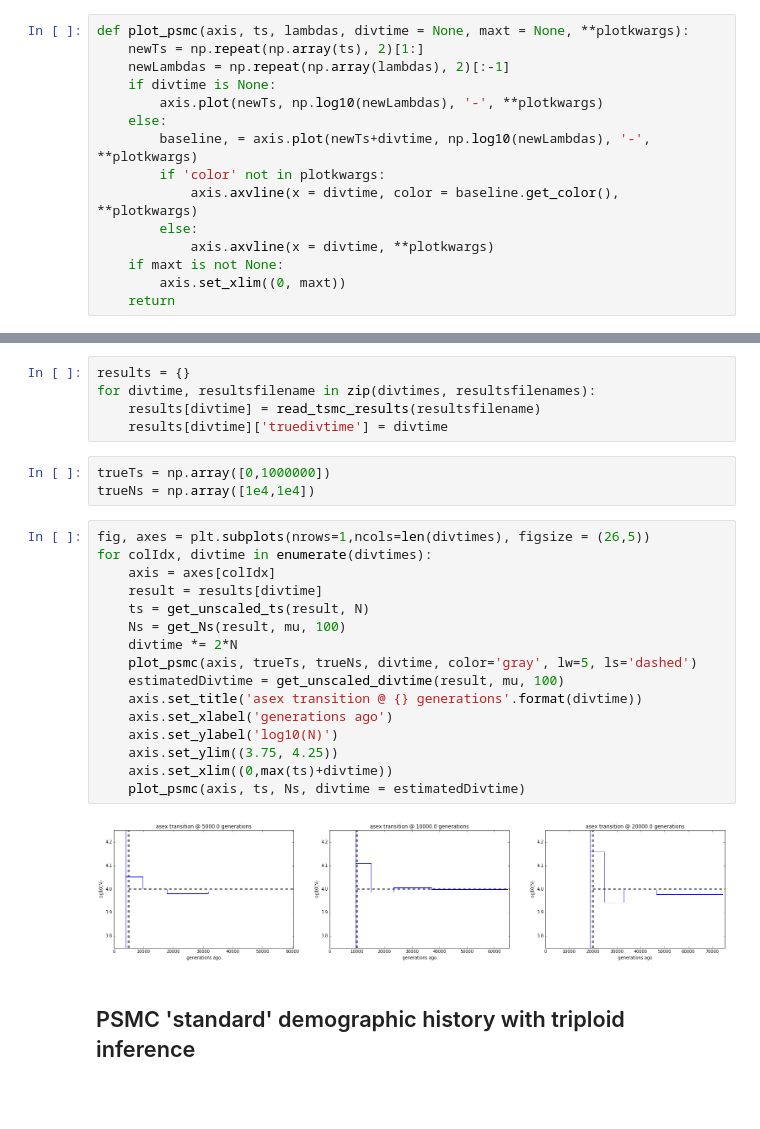
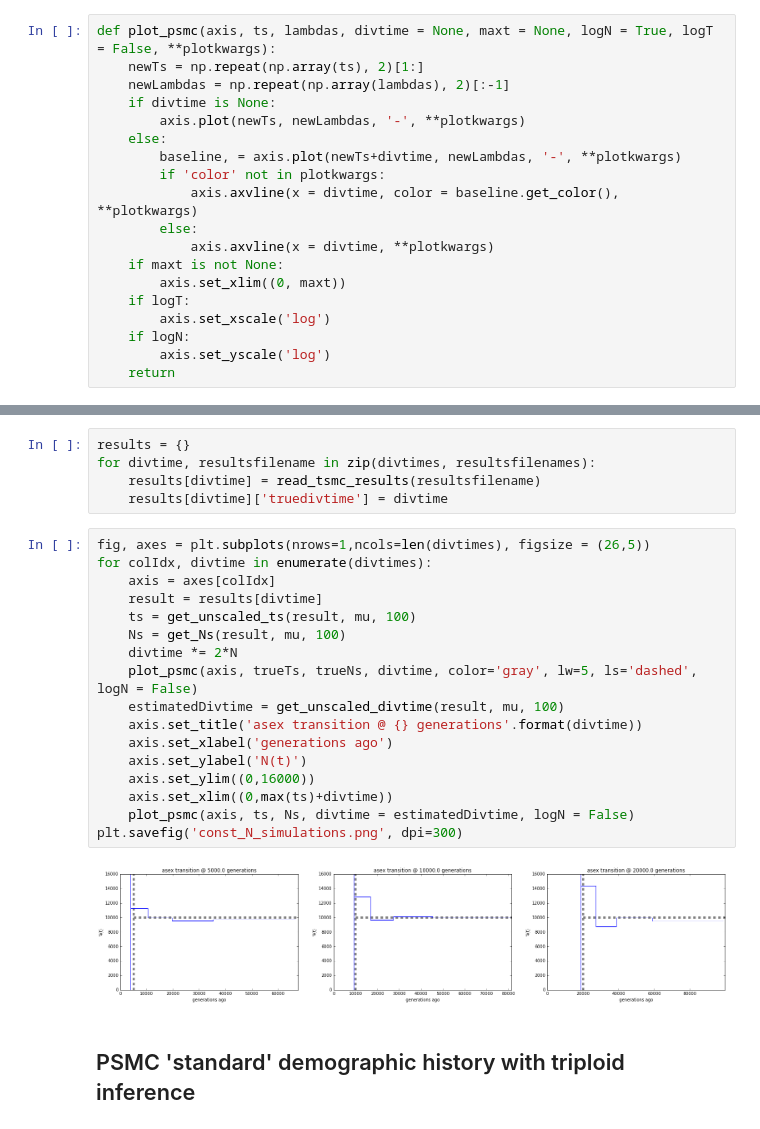
Before and after one commit to ammodramus/tsmc, a Jupyter notebook: snail_sims.ipynb, the cells around one changed output, grey strips where cells are left out. Drawn from its saved outputs; the diff is of its cells as text; blank space fills up the shorter version.

```diff
--- a/snail_sims.ipynb
+++ b/snail_sims.ipynb
@@ -1431,19 +1431,23 @@ def read_tsmc_results(filename):
                 results['divtime'] = float(spline[2])
     return results
 # %%
-def plot_psmc(axis, ts, lambdas, divtime = None, maxt = None, **plotkwargs):
+def plot_psmc(axis, ts, lambdas, divtime = None, maxt = None, logN = True, logT = False, **plotkwargs):
     newTs = np.repeat(np.array(ts), 2)[1:]
     newLambdas = np.repeat(np.array(lambdas), 2)[:-1]
     if divtime is None:
-        axis.plot(newTs, np.log10(newLambdas), '-', **plotkwargs)
+        axis.plot(newTs, newLambdas, '-', **plotkwargs)
     else:
-        baseline, = axis.plot(newTs+divtime, np.log10(newLambdas), '-', **plotkwargs)
+        baseline, = axis.plot(newTs+divtime, newLambdas, '-', **plotkwargs)
         if 'color' not in plotkwargs:
             axis.axvline(x = divtime, color = baseline.get_color(), **plotkwargs)
         else:
             axis.axvline(x = divtime, **plotkwargs)
     if maxt is not None:
         axis.set_xlim((0, maxt))
+    if logT:
+        axis.set_xscale('log')
+    if logN:
+        axis.set_yscale('log')
     return
 # %% [markdown]
 ## constant population size with asex
@@ -1539,27 +1539,25 @@ results = {}
 for divtime, resultsfilename in zip(divtimes, resultsfilenames):
     results[divtime] = read_tsmc_results(resultsfilename)
     results[divtime]['truedivtime'] = divtime
-# %%
-trueTs = np.array([0,1000000])
-trueNs = np.array([1e4,1e4])
 # %%
 fig, axes = plt.subplots(nrows=1,ncols=len(divtimes), figsize = (26,5))
 for colIdx, divtime in enumerate(divtimes):
     axis = axes[colIdx]
     result = results[divtime]
-    ts = get_unscaled_ts(result, N)
+    ts = get_unscaled_ts(result, mu, 100)
     Ns = get_Ns(result, mu, 100)
     divtime *= 2*N
-    plot_psmc(axis, trueTs, trueNs, divtime, color='gray', lw=5, ls='dashed')
+    plot_psmc(axis, trueTs, trueNs, divtime, color='gray', lw=5, ls='dashed', logN = False)
     estimatedDivtime = get_unscaled_divtime(result, mu, 100)
     axis.set_title('asex transition @ {} generations'.format(divtime))
     axis.set_xlabel('generations ago')
-    axis.set_ylabel('log10(N)')
-    axis.set_ylim((3.75, 4.25))
+    axis.set_ylabel('N(t)')
+    axis.set_ylim((0,16000))
     axis.set_xlim((0,max(ts)+divtime))
-    plot_psmc(axis, ts, Ns, divtime = estimatedDivtime)
+    plot_psmc(axis, ts, Ns, divtime = estimatedDivtime, logN = False)
+plt.savefig('const_N_simulations.png', dpi=300)
 # %% [output]
-[figure, old version]
+[figure, new version]
 # %% [markdown]
 ## PSMC 'standard' demographic history with triploid inference
 # %% [markdown]
```
Also changed, not shown: parts of 56 cells of this notebook.
